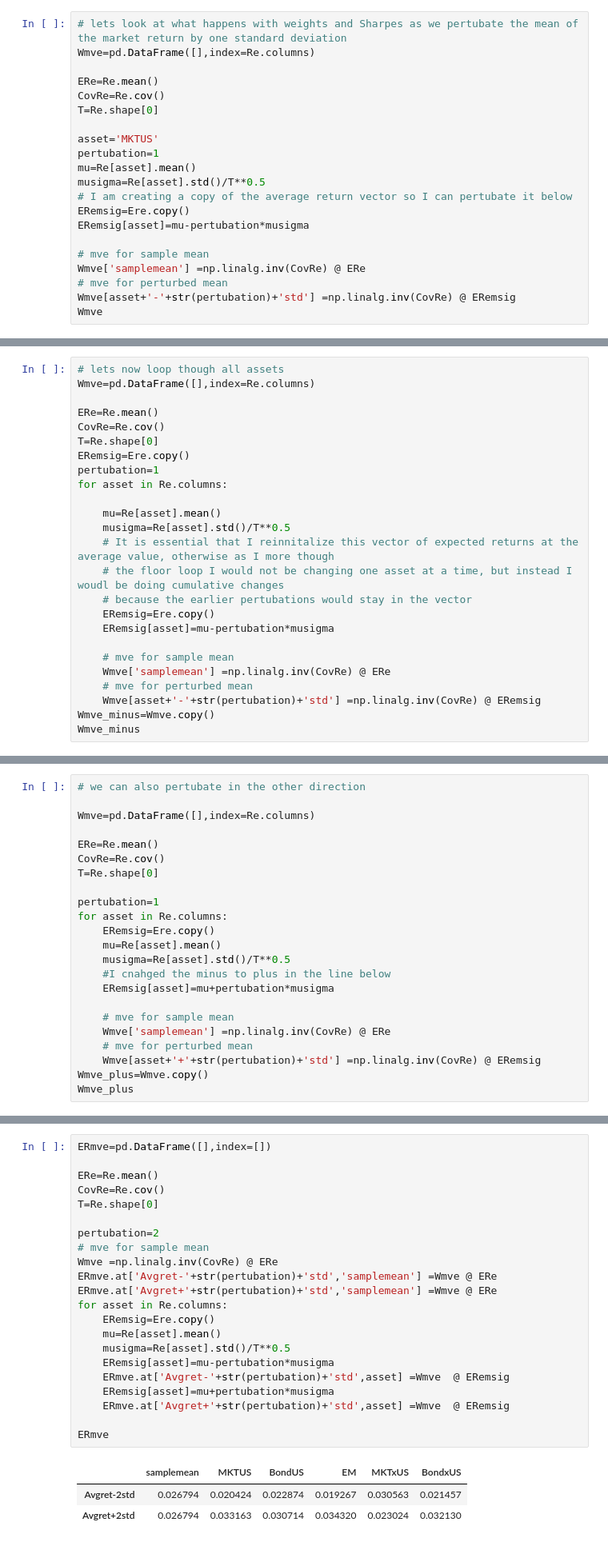
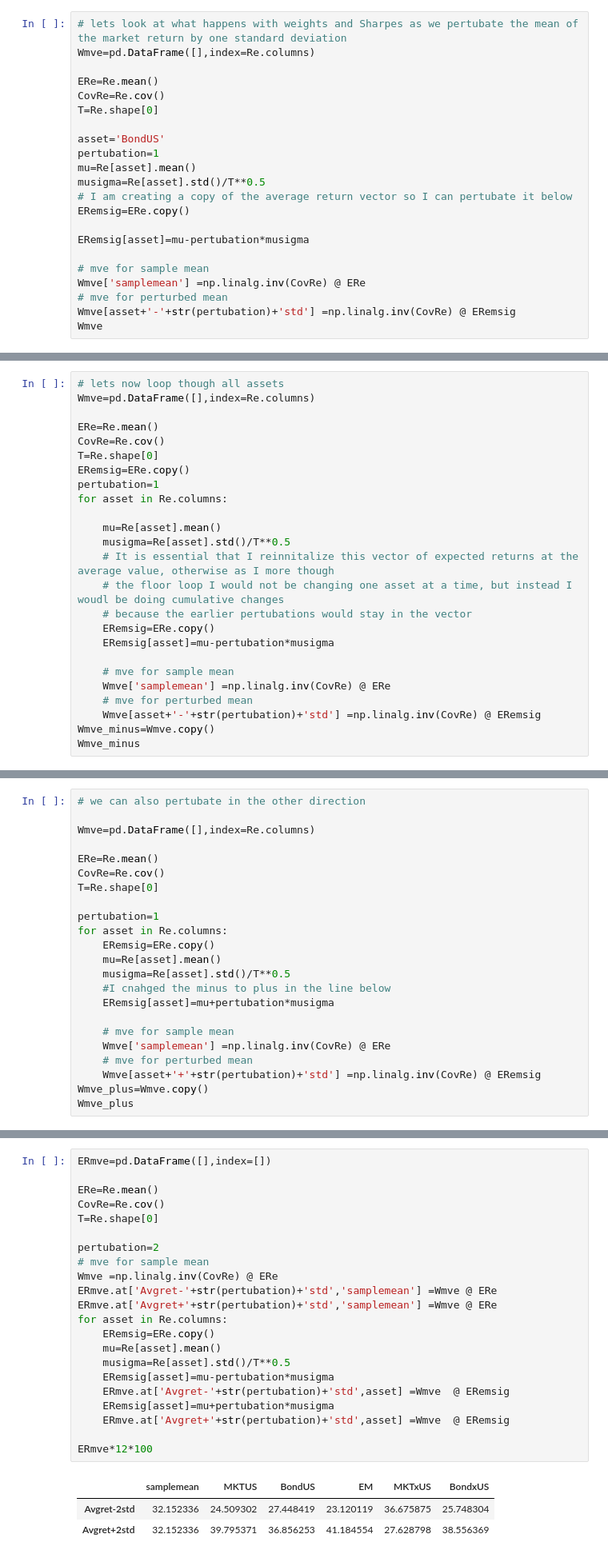
Before and after one commit to amoreira2/Lectures, a Jupyter notebook: chapters/Finance/EstimationUncertainty.ipynb, the cells around one changed output, grey strips where cells are left out. Shown: that part at 80% size. Cells and saved outputs as stored; diff of their text form.

```diff
--- a/chapters/Finance/EstimationUncertainty.ipynb
+++ b/chapters/Finance/EstimationUncertainty.ipynb
@@ -230,12 +242,13 @@ ERe=Re.mean()
 CovRe=Re.cov()
 T=Re.shape[0]
 
-asset='MKTUS'
+asset='BondUS'
 pertubation=1
 mu=Re[asset].mean()
 musigma=Re[asset].std()/T**0.5
 # I am creating a copy of the average return vector so I can pertubate it below
-ERemsig=Ere.copy()
+ERemsig=ERe.copy()
+
 ERemsig[asset]=mu-pertubation*musigma
 
 # mve for sample mean
@@ -257,7 +279,7 @@ Wmve=pd.DataFrame([],index=Re.columns)
 ERe=Re.mean()
 CovRe=Re.cov()
 T=Re.shape[0]
-ERemsig=Ere.copy()
+ERemsig=ERe.copy()
 pertubation=1
 for asset in Re.columns:
 
@@ -266,7 +288,7 @@ for asset in Re.columns:
     # It is essential that I reinnitalize this vector of expected returns at the average value, otherwise as I more though
     # the floor loop I would not be changing one asset at a time, but instead I woudl be doing cumulative changes
     # because the earlier pertubations would stay in the vector
-    ERemsig=Ere.copy()
+    ERemsig=ERe.copy()
     ERemsig[asset]=mu-pertubation*musigma
 
     # mve for sample mean
@@ -293,7 +315,7 @@ T=Re.shape[0]
 
 pertubation=1
 for asset in Re.columns:
-    ERemsig=Ere.copy()
+    ERemsig=ERe.copy()
     mu=Re[asset].mean()
     musigma=Re[asset].std()/T**0.5
     #I cnahged the minus to plus in the line below
@@ -349,29 +371,29 @@ Focusing in the Market pertubation, you can see that:
 # %%
 ERmve=pd.DataFrame([],index=[])
 
 ERe=Re.mean()
 CovRe=Re.cov()
 T=Re.shape[0]
 
 pertubation=2
 # mve for sample mean
 Wmve =np.linalg.inv(CovRe) @ ERe
 ERmve.at['Avgret-'+str(pertubation)+'std','samplemean'] =Wmve @ ERe
 ERmve.at['Avgret+'+str(pertubation)+'std','samplemean'] =Wmve @ ERe
 for asset in Re.columns:
-    ERemsig=Ere.copy()
+    ERemsig=ERe.copy()
     mu=Re[asset].mean()
     musigma=Re[asset].std()/T**0.5
     ERemsig[asset]=mu-pertubation*musigma
     ERmve.at['Avgret-'+str(pertubation)+'std',asset] =Wmve  @ ERemsig
     ERemsig[asset]=mu+pertubation*musigma
     ERmve.at['Avgret+'+str(pertubation)+'std',asset] =Wmve  @ ERemsig
 
-ERmve
+ERmve*12*100
 # %% [output]
 |  | samplemean | MKTUS | BondUS | EM | MKTxUS | BondxUS |
-| Avgret-2std | 0.026794 | 0.020424 | 0.022874 | 0.019267 | 0.030563 | 0.021457 |
-| Avgret+2std | 0.026794 | 0.033163 | 0.030714 | 0.034320 | 0.023024 | 0.032130 |
+| Avgret-2std | 32.152336 | 24.509302 | 27.448419 | 23.120119 | 36.675875 | 25.748304 |
+| Avgret+2std | 32.152336 | 39.795371 | 36.856253 | 41.184554 | 27.628798 | 38.556369 |
 # %% [markdown]
 Note here that this is only ons source of uncertainty, uncertainty about average returns, and asset by asset.
 
```
Also changed, not shown: parts of 15 cells of this notebook.
